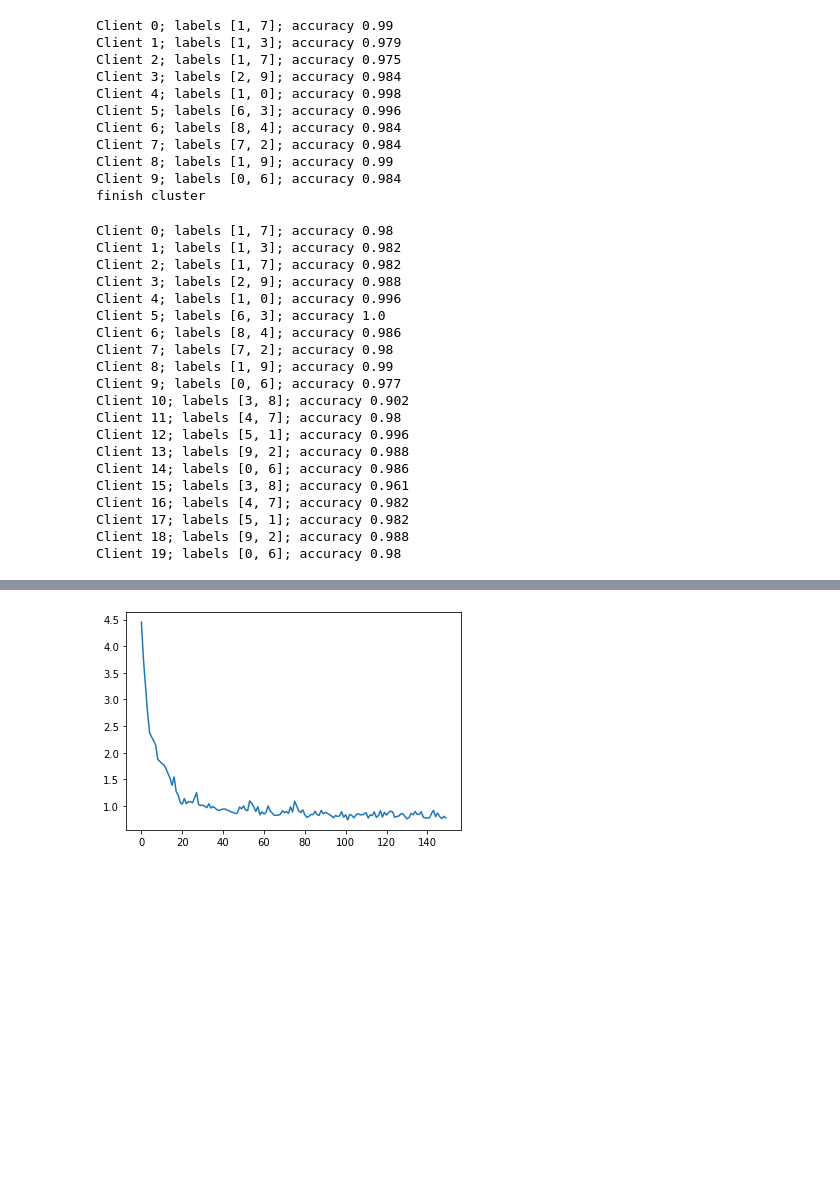
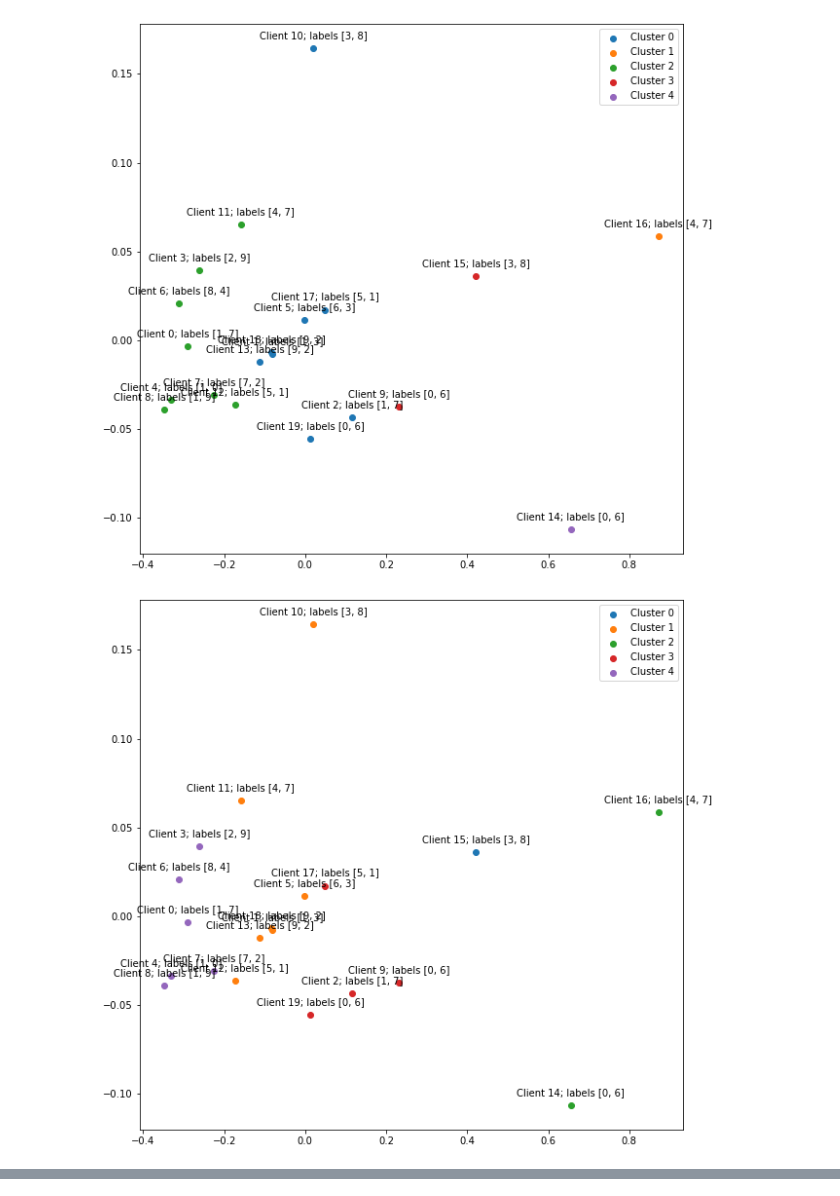
Before and after one commit to haoran-zh/FL-cluster-sampling, a Jupyter notebook: clustering.ipynb, the cells around one changed output, grey strips where cells are left out. Saved outputs shown, nothing was run; the diff lists cells and outputs as text; code cells hidden in the pictures; blank space fills up the shorter version.

```diff
--- a/clustering.ipynb
+++ b/clustering.ipynb
@@ -280,24 +280,6 @@ class Cluster:
             cluster_clients_list[cluster].append(c)
         self.result = cluster_clients_list
         return self.result
-# %%
-num_clients = 10
-clients = [Client(i) for i in range(num_clients)]
-c = Cluster(clients)
-c.cluster()
-print('finish cluster')
-# %% [output]
-Client 0; labels [1, 7]; accuracy 0.99
-Client 1; labels [1, 3]; accuracy 0.979
-Client 2; labels [1, 7]; accuracy 0.975
-Client 3; labels [2, 9]; accuracy 0.984
-Client 4; labels [1, 0]; accuracy 0.998
-Client 5; labels [6, 3]; accuracy 0.996
-Client 6; labels [8, 4]; accuracy 0.984
-Client 7; labels [7, 2]; accuracy 0.984
-Client 8; labels [1, 9]; accuracy 0.99
-Client 9; labels [0, 6]; accuracy 0.984
-finish cluster
 # %%
 class Server:
     def __init__(self, batch_size=128, tasks_index=0):
@@ -386,27 +371,14 @@ class Server:
         plt.show()
 # %%
 active_rate = 0.2
+
+server_cluster = Server()
+server_cluster.FL_training(sampling_method='cluster', rounds=150)
+server_IS = Server()
+server_IS.FL_training(sampling_method='IS', rounds=150)
 server_random = Server()
 server_random.FL_training(sampling_method='random', rounds=150)
-server_random.plot_loss()
+#server_random.plot_loss()
 # %% [output]
-Client 0; labels [1, 7]; accuracy 0.98
-Client 1; labels [1, 3]; accuracy 0.982
-Client 2; labels [1, 7]; accuracy 0.982
-Client 3; labels [2, 9]; accuracy 0.988
-Client 4; labels [1, 0]; accuracy 0.996
-Client 5; labels [6, 3]; accuracy 1.0
-Client 6; labels [8, 4]; accuracy 0.986
-Client 7; labels [7, 2]; accuracy 0.98
-Client 8; labels [1, 9]; accuracy 0.99
-Client 9; labels [0, 6]; accuracy 0.977
-Client 10; labels [3, 8]; accuracy 0.902
-Client 11; labels [4, 7]; accuracy 0.98
-Client 12; labels [5, 1]; accuracy 0.996
-Client 13; labels [9, 2]; accuracy 0.988
-Client 14; labels [0, 6]; accuracy 0.986
-Client 15; labels [3, 8]; accuracy 0.961
-Client 16; labels [4, 7]; accuracy 0.982
-Client 17; labels [5, 1]; accuracy 0.982
-Client 18; labels [9, 2]; accuracy 0.988
-Client 19; labels [0, 6]; accuracy 0.98
+[figure, added]
+[figure, added]
@@ -413,4 +385,0 @@ Client 19; labels [0, 6]; accuracy 0.98
-# %%
-server_random.plot_loss()
-# %% [output]
-[figure, removed]
```
Also changed, not shown: parts of 6 cells of this notebook.
